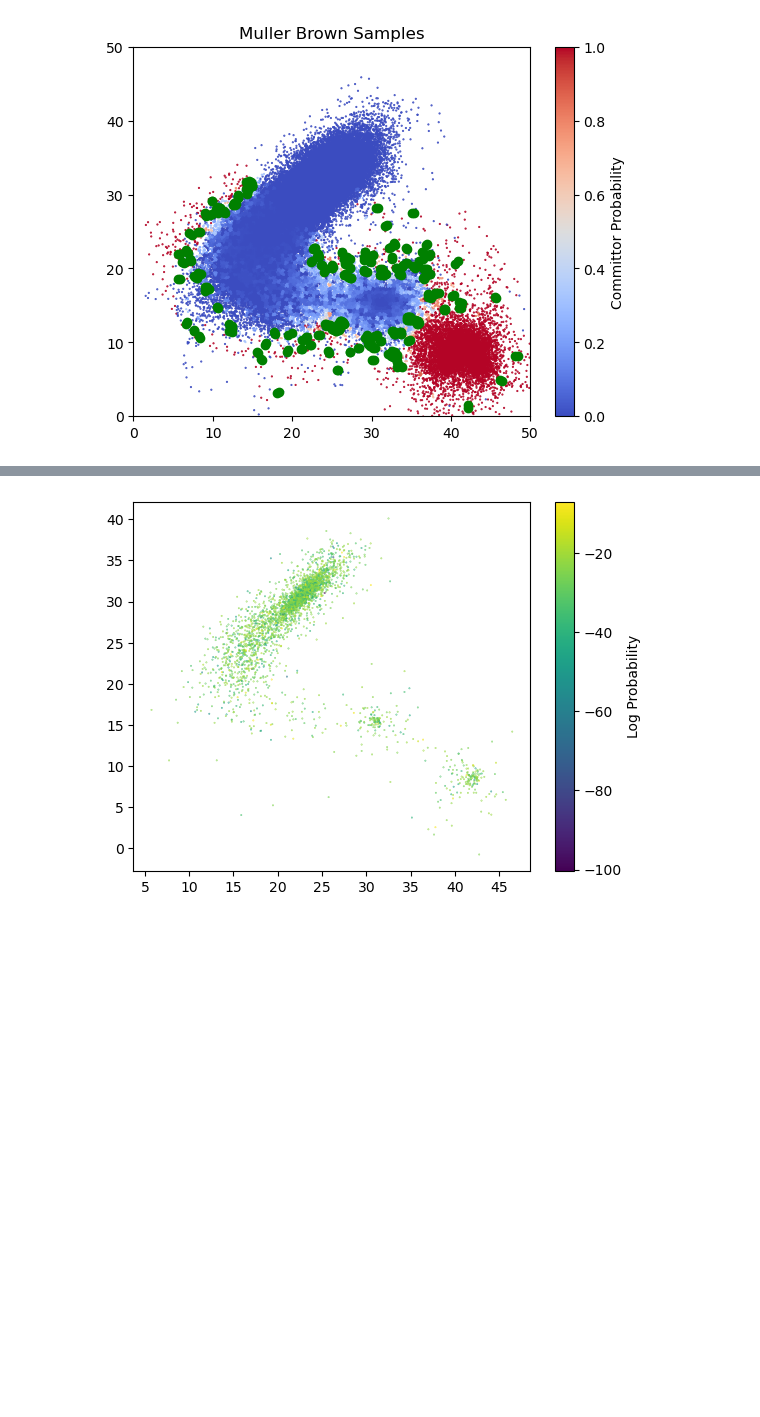
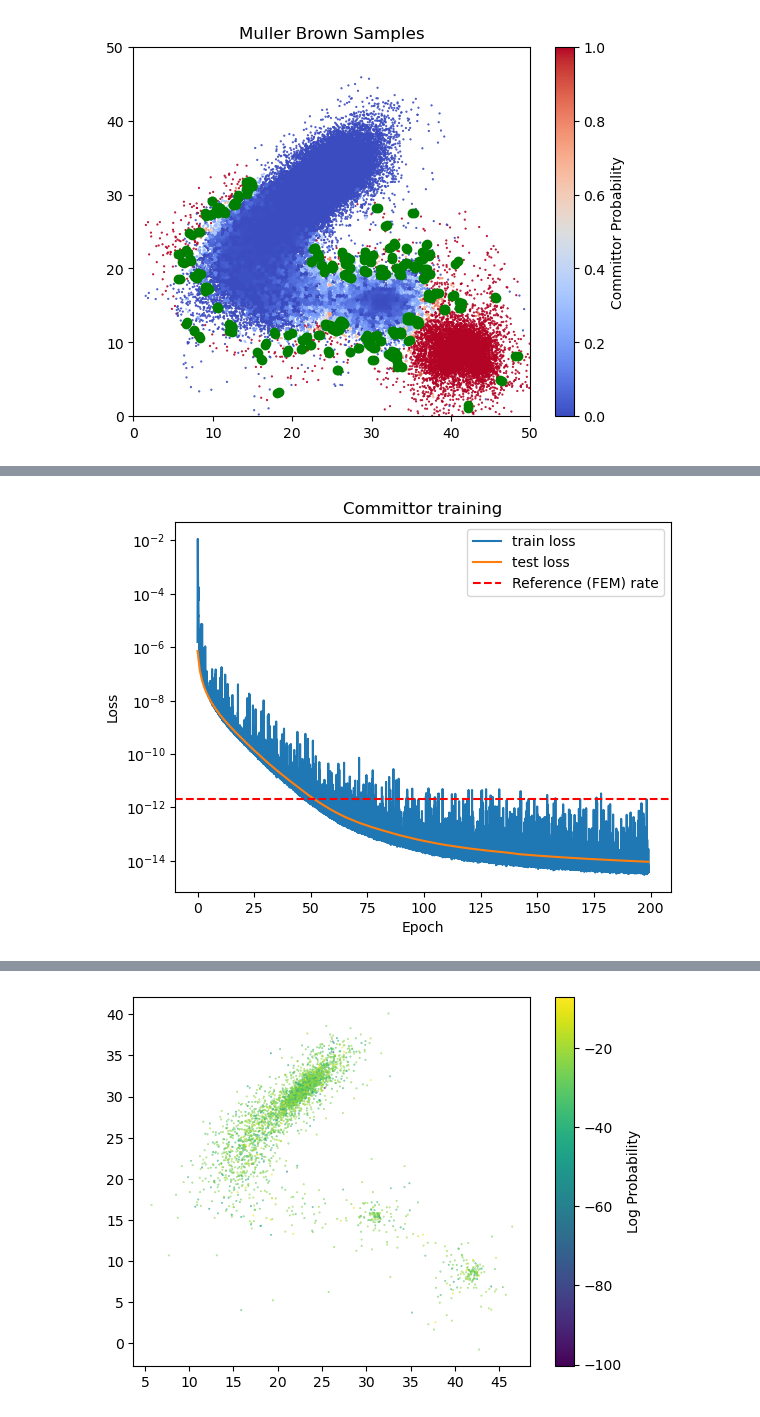
Before and after one commit to michael-psenka/OM-TPS, a Jupyter notebook: train_committor_mb.ipynb, the cells around one changed output, grey strips where cells are left out. Cells and saved outputs as stored; diff of their text form; code cells hidden in the pictures; blank space fills up the shorter version.

```diff
--- a/train_committor_mb.ipynb
+++ b/train_committor_mb.ipynb
@@ -387,3 +382,7 @@ Epoch  5
+# %%
+plot_losses(train_losses, test_losses, "Committor training")
+# %% [output]
+[figure, added]
 # %%
 # Compute model predicted committor probabilities by looping over the dataset
 committor_model.eval()
```
Also changed, not shown: parts of 6 cells of this notebook, 2 other files.
